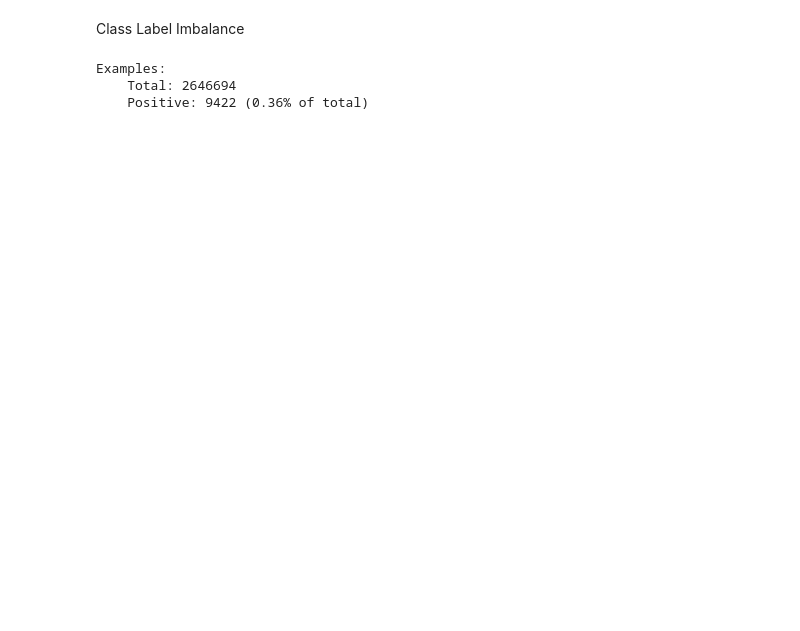
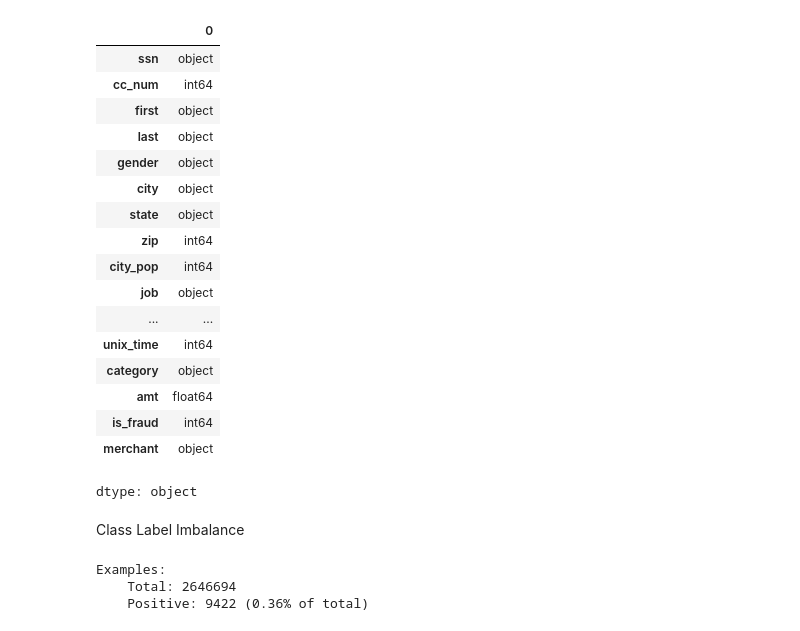
Before and after one commit to lro99/fraud_classification, a Jupyter notebook: Fraud.ipynb, the cells around one changed output. Saved outputs shown, nothing was run; the diff lists cells and outputs as text; code cells hidden in the pictures; blank space fills up the shorter version.

```diff
--- a/Fraud.ipynb
+++ b/Fraud.ipynb
@@ -38,6 +38,27 @@ train_df.head()
 | 2 | 367-85-9826 | 4361337605230458 | Kristie | Davis | F | Chandler | OK | 74834 | 7590 | Chief Strategy Officer | 1987-06-12 | ... |
 | 3 | 367-85-9826 | 4361337605230458 | Kristie | Davis | F | Chandler | OK | 74834 | 7590 | Chief Strategy Officer | 1987-06-12 | ... |
 | 4 | 367-85-9826 | 4361337605230458 | Kristie | Davis | F | Chandler | OK | 74834 | 7590 | Chief Strategy Officer | 1987-06-12 | ... |
+# %%
+train_df.dtypes
+# %% [output]
+|  | 0 |
+| ssn | object |
+| cc_num | int64 |
+| first | object |
+| last | object |
+| gender | object |
+| city | object |
+| state | object |
+| zip | int64 |
+| city_pop | int64 |
+| job | object |
+| ... | ... |
+| unix_time | int64 |
+| category | object |
+| amt | float64 |
+| is_fraud | int64 |
+| merchant | object |
+dtype: object
 # %% [markdown]
 Class Label Imbalance
 # %%
```
Also changed, not shown: parts of 20 cells of this notebook.
